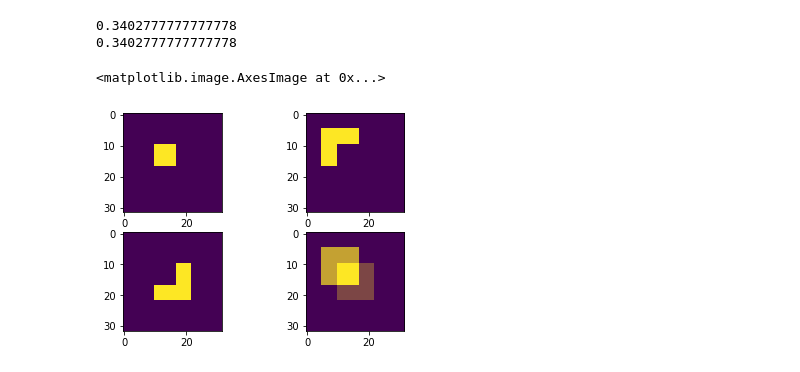
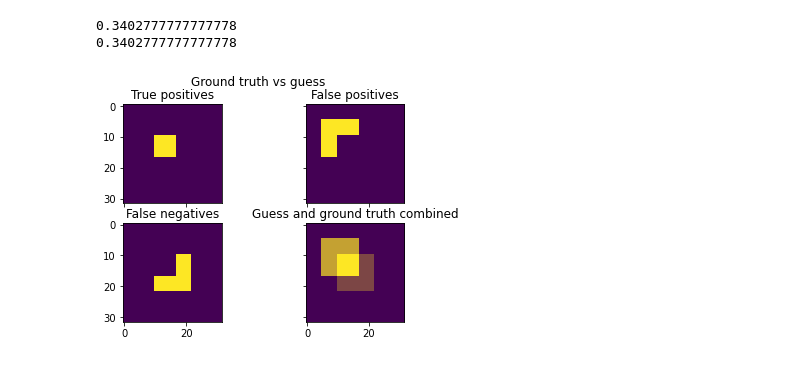
Before and after one commit to Pacmega/8dm50-machine-learning, a Jupyter notebook: practicals/week_2.ipynb, the cells around one changed output. Saved outputs shown, nothing was run; the diff lists cells and outputs as text; code cells hidden in the pictures.

```diff
--- a/practicals/week_2.ipynb
+++ b/practicals/week_2.ipynb
@@ -213,14 +213,20 @@ print(F1)
 0.3402777777777778
 0.3402777777777778
 # %%
-fig, ([ax1, ax2],[ax3,ax4]) = plt.subplots(2,2)
+fig, ((ax1, ax2),(ax3,ax4)) = plt.subplots(2,2)
 ax1.imshow(A*B)
 ax2.imshow(B-(A*B))
 ax3.imshow(A-(A*B))
 ax4.imshow(A)
 ax4.imshow(B, alpha=0.7)
-fig.title("")
-ax1.title("True positives")
+
+fig.suptitle("Ground truth vs guess")
+ax1.set_title("True positives")
+ax2.set_title("False positives")
+ax3.set_title("False negatives")
+ax4.set_title("Guess and ground truth combined")
+
+for ax in fig.get_axes():
+    ax.label_outer()
 # %% [output]
-<matplotlib.image.AxesImage at 0x...>
-[figure, old version]
+[figure, new version]
```
Also changed, not shown: 1 other file.
